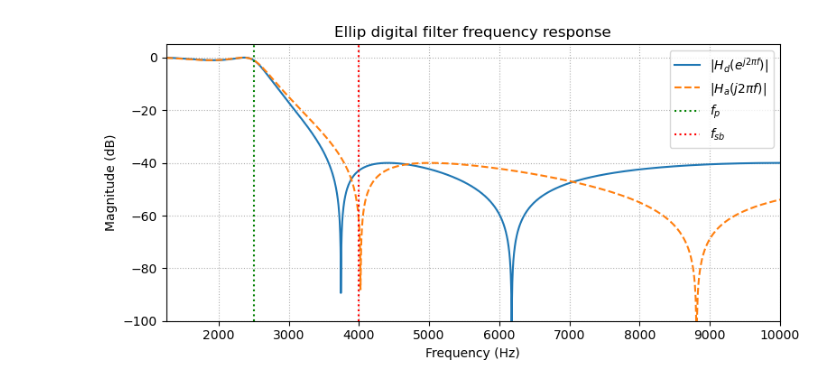
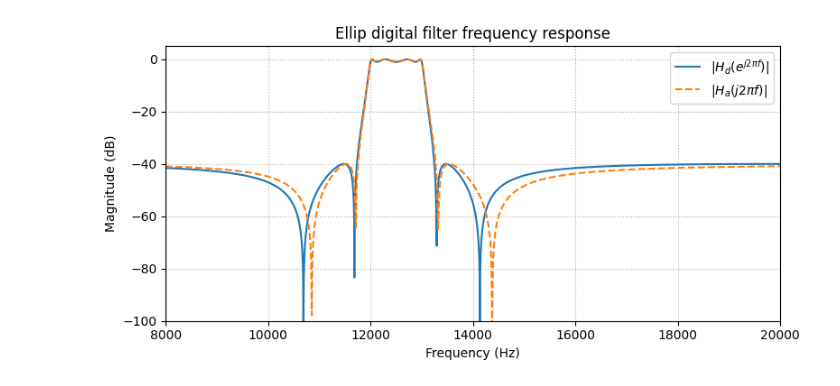
Before and after one commit to vito-pp/tps_ASSD, a Jupyter notebook: labo3/practica4/IIR_filter_bilinear_tool.ipynb, the cells around one changed output. Saved outputs shown, nothing was run; the diff lists cells and outputs as text; code cells hidden in the pictures.

```diff
--- a/labo3/practica4/IIR_filter_bilinear_tool.ipynb
+++ b/labo3/practica4/IIR_filter_bilinear_tool.ipynb
@@ -7,14 +7,14 @@ import matplotlib.pyplot as plt
 # --- HARD-CODED USER PARAMETERS ---
 # (if BP or RB: fp and fsb should be np.array's of size 2 with frequencies
 # in increasing order)
-fs       = 20000                # Sampling frequency (Hz)
+fs       = 40000                # Sampling frequency (Hz)
 T = 1 / fs
-fp       =  2500                # Passband edge (Hz)
-fsb      =  4000                # Stopband edge (Hz)
+fp       =  np.array([12000,13000])              # Passband edge (Hz)
+fsb      =  np.array([11500,13500])              # Stopband edge (Hz)
 Ap       =     1                # Passband ripple (dB)
 As       =    40                # Stopband attenuation (dB)
 approx   = 'ellip'              # Approximation: 'butter','cheby1','cheby2','ellip'
-fshape   = 'lowpass'            # Filter shape: 'lowpass','highpass','bandpass','bandstop'
+fshape   = 'bandpass'            # Filter shape: 'lowpass','highpass','bandpass','bandstop'
 # %%
 # Cell 2: Pre-warp digital → analog
 # 1) Digital angular frequency rad/s:
@@ -84,35 +174,39 @@ else:
 # %%
 # Cell 5: Plot frequency response
 # Digital response
 w_z, h_z = signal.freqz(b_z, a_z, worN=4096, fs=fs)
 f_z = w_z
 
 # Analog response (unpre-warped)
 w_s, h_s = signal.freqs(b_a2, a_a2, worN=4096)
 f_s = w_s/(2*np.pi)
 
 # Convert to dB
 Hz_dB = 20*np.log10(np.abs(h_z) + 1e-12)
 Hs_dB = 20*np.log10(np.abs(h_s) + 1e-12)
 
 # Plot both
 plt.figure(figsize=(8,4))
 plt.plot(f_z, Hz_dB, label=r'$|H_d(e^{j2\pi f})|$')
 plt.plot(f_s, Hs_dB, label=r'$|H_a(j2\pi f)|$', linestyle='--')
 # give the lines labels so they appear in the legend
-    # estas dos proximas lineas hay que comentarlas cunado se usa BP o BR
-plt.axvline(fp,  color='green', linestyle=':', label=r'$f_p$')
-plt.axvline(fsb, color='red',   linestyle=':', label=r'$f_{sb}$')
+if(fshape   != 'bandpass' and fshape != 'bandstop' ):
+    plt.axvline(fp,  color='green', linestyle=':', label=r'$f_p$')
+    plt.axvline(fsb, color='red',   linestyle=':', label=r'$f_{sb}$')
+
 plt.title(f"{approx.capitalize()} digital filter frequency response")
 plt.xlabel('Frequency (Hz)')
 plt.ylabel('Magnitude (dB)')
 plt.ylim(-100, 5)
 # tighten the x–range around your region of interest
-    # y en la prox linea hay que harcodear donde dice fp/2 cuando se usa BP o BR
-plt.xlim(fp/2, fs/2)
+if(fshape   == 'bandpass' or fshape == 'bandstop' ):
+    plt.xlim(8000, fs/2)
+else:
+    plt.xlim(fp/2, fs/2)
 plt.legend(loc='best')
 plt.grid(which='both', linestyle=':')
 plt.tight_layout()
+plt.savefig('BODE_plot.png', dpi=300)
 plt.show()
 # %% [output]
-[figure, old version]
+[figure, new version]
```
Also changed, not shown: parts of 5 cells of this notebook, 12 other files.
